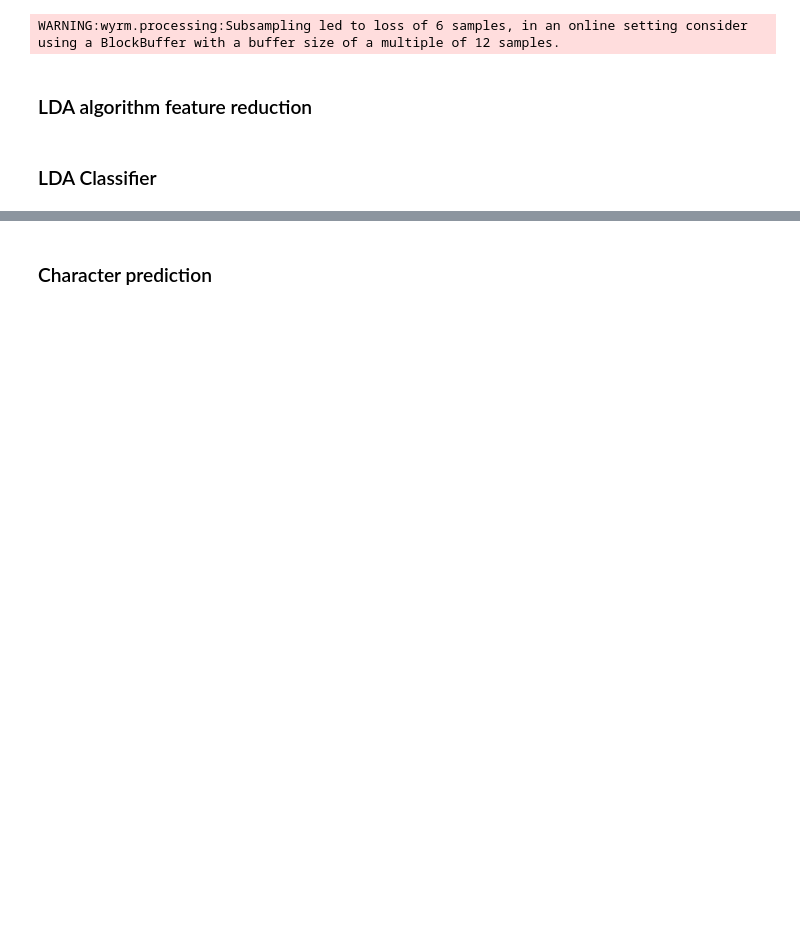
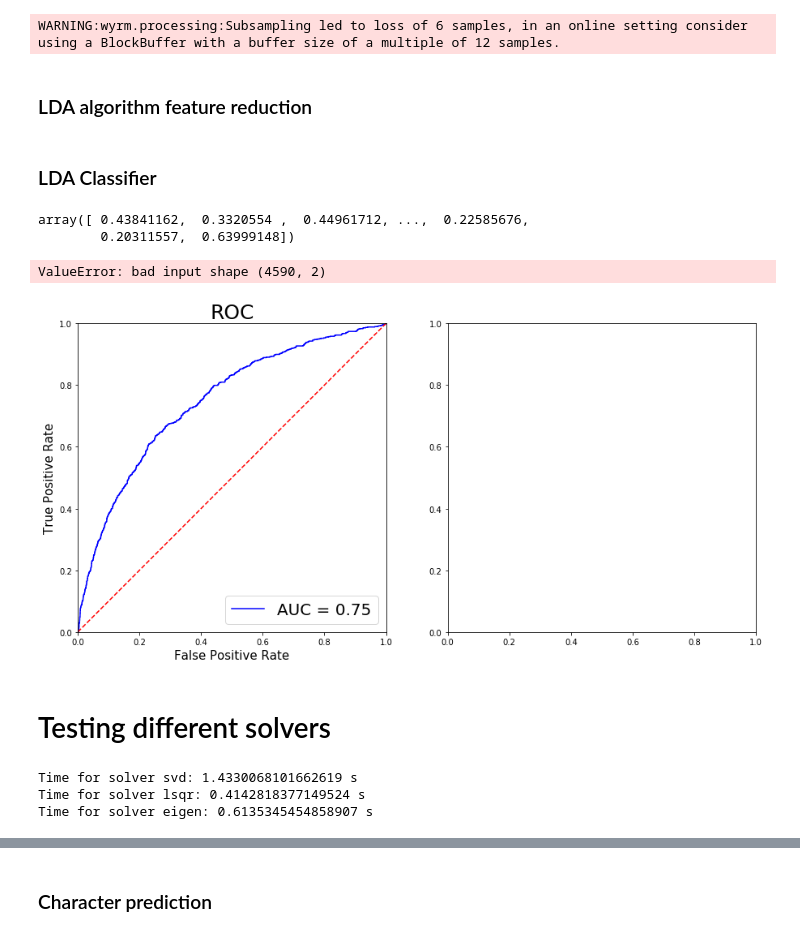
Before and after one commit to sofisappia/Machine-Learning-Algorithms, a Jupyter notebook: LDA.ipynb, the cells around one changed output, grey strips where cells are left out. Drawn from its saved outputs; the diff is of its cells as text; code cells hidden in the pictures; blank space fills up the shorter version.

Commit message:
Performance metrics and comparison

```diff
--- a/LDA.ipynb
+++ b/LDA.ipynb
@@ -175,5 +178,11 @@ fv_train, epo_train = preprocessing_simple(dat_train, MARKER_DEF_TRAIN, SEG_IVAL
 fv_test, _ = preprocessing_simple(dat_test, MARKER_DEF_TEST, SEG_IVAL)
 # %% [output]
 WARNING:wyrm.processing:Subsampling led to loss of 6 samples, in an online setting consider using a BlockBuffer with a buffer size of a multiple of 12 samples.
+# %%
+x = fv_train.data #data
+y = fv_train.axes[0] #labels
+x_test = fv_test.data
+y_test = fv_test.axes[0]
+X_train, X_valid, y_train, y_valid = train_test_split(x, y, test_size = 0.3, train_size = 0.7)
 # %% [markdown]
 ### LDA algorithm feature reduction
@@ -269,0 +294,16 @@ pred = clf.predict_proba(x_test)
+# %%
+import time
+x_test = fv_test.data
+clf = LDA()
+t_start = time.clock()
+clf.fit(X_train, y_train)
+t_end = time.clock()
+pred_ = clf.predict_proba(X_valid)
+pred_class_ = clf.predict_class(X_valid)
+t_fisher = t_end - t_start
+score = clf.score(X_valid, y_valid)
+# %%
+pred_[:,1]
+# %% [output]
+array([ 0.43841162,  0.3320554 ,  0.44961712, ...,  0.22585676,
+        0.20311557,  0.63999148])
@@ -269,0 +314,56 @@ pred = clf.predict_proba(x_test)
+# %%
+fig = plt.figure(figsize = (15, 7))
+plt.subplot(121)
+auc = metrics.roc_auc_score(y_valid, pred_[:,1], average = 'weighted')
+fpr, tpr, thr = metrics.roc_curve(y_valid, pred_[:,1], pos_label=1)
+
+plt.title('ROC', fontsize = 25)
+plt.plot(fpr, tpr, 'b', label = 'AUC = %0.2f' % auc)
+plt.legend(loc = 'lower right', fontsize = 20)
+plt.plot([0, 1], [0, 1],'r--')
+plt.xlim([0, 1])
+plt.ylim([0, 1])
+plt.ylabel('True Positive Rate', fontsize = 15)
+plt.xlabel('False Positive Rate', fontsize = 15)
+
+plt.subplot(122)
+fpr, tpr, thr = metrics.roc_curve(y_valid, pred_class_, pos_label=1)
+acc = metrics.accuracy_score(y_valid, pred_class_)
+
+plt.title('ROC', fontsize = 25)
+plt.plot(fpr, tpr, 'b', label = 'AUC = %0.2f' % auc)
+plt.legend(loc = 'lower right', fontsize = 20)
+plt.plot([0, 1], [0, 1],'r--')
+plt.xlim([0, 1])
+plt.ylim([0, 1])
+plt.ylabel('True Positive Rate', fontsize = 15)
+plt.xlabel('False Positive Rate', fontsize = 15)
+# %% [output]
+ValueError: bad input shape (4590, 2)
+[figure, added]
+# %% [markdown]
+# Testing different solvers
+# %%
+import time
+
+solvers = ['svd', 'lsqr', 'eigen']
+scores = []
+predictions = []
+pred_classes = []
+times = []
+classifiers = []
+for sv in solvers:
+    cf = LinearDiscriminantAnalysis(solver = sv)
+    t_start = time.clock()
+    classifiers.append(cf.fit(X_train, y_train))
+    predictions.append(cf.predict_proba(X_valid))
+    t_end = time.clock()
+    pred_classes.append(cf.predict(X_valid))
+    scores.append(cf.score(X_valid, y_valid))
+    t_diff = t_end - t_start
+    times.append(t_diff)
+    print('Time for solver {}: {} s'.format(sv, t_diff))
+# %% [output]
+Time for solver svd: 1.4330068101662619 s
+Time for solver lsqr: 0.4142818377149524 s
+Time for solver eigen: 0.6135345454858907 s
```
Also changed, not shown: parts of 64 cells of this notebook.
